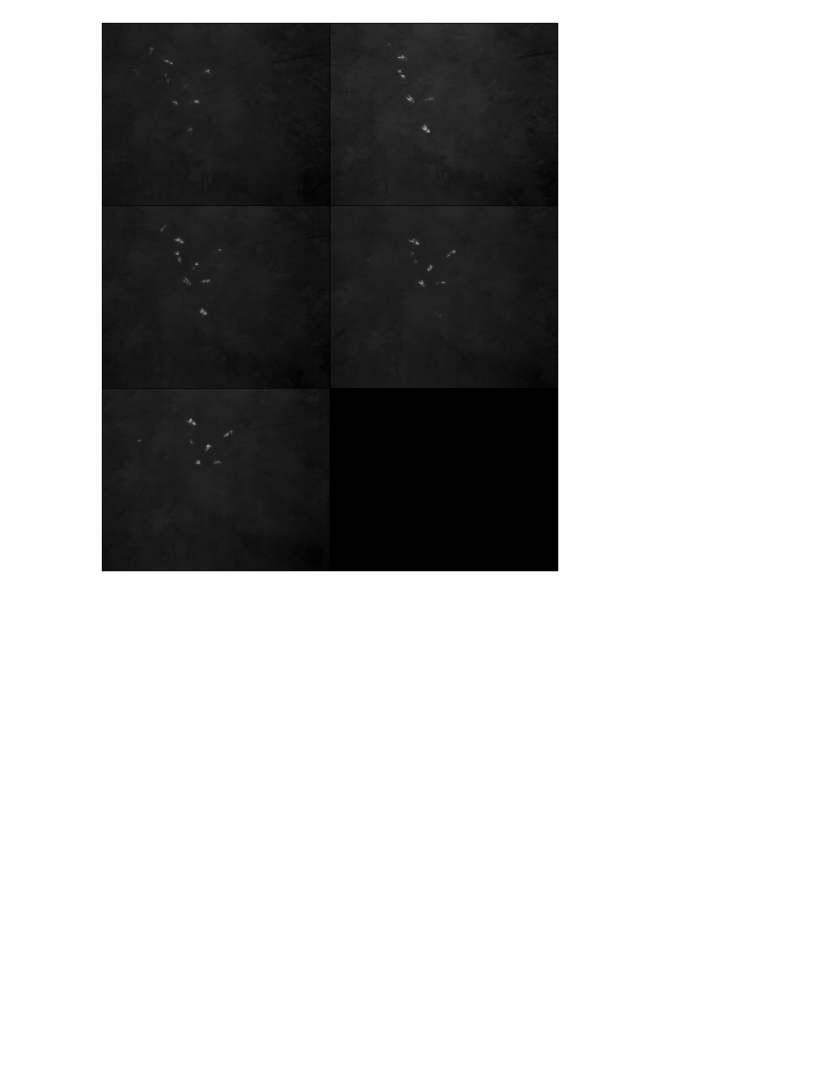
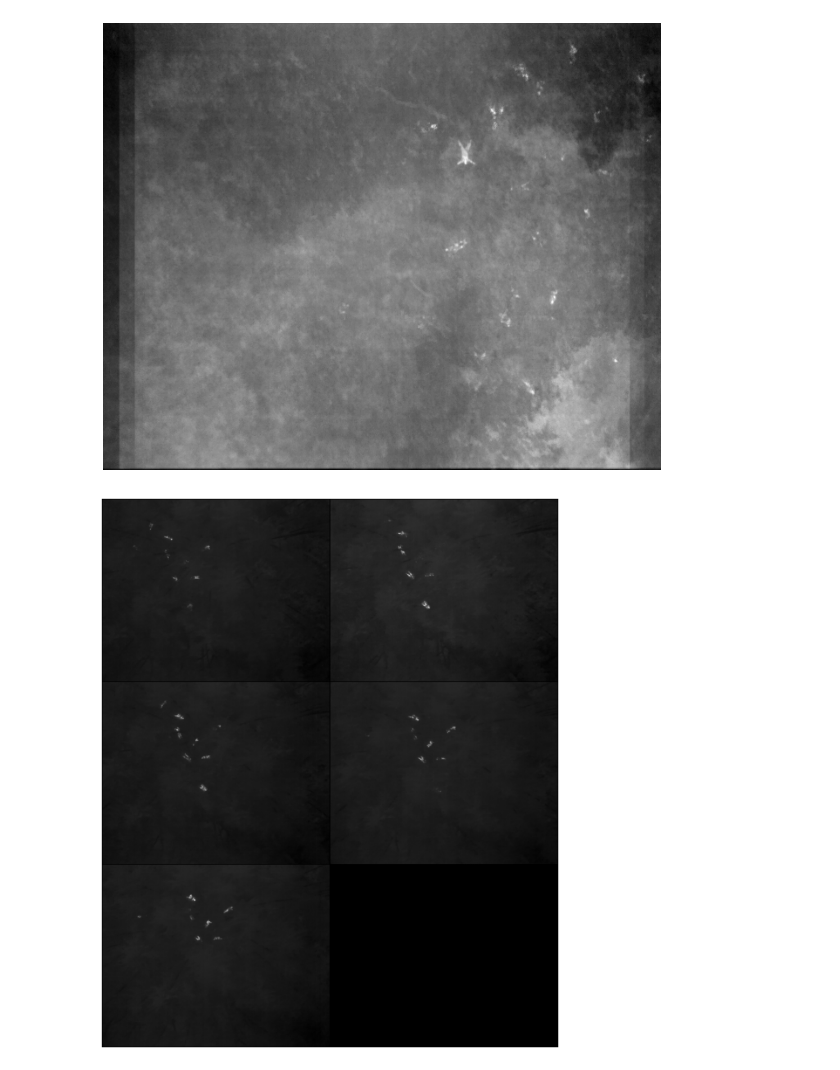
Before and after one commit to christophostertag/SAR-Python, a Jupyter notebook: main.ipynb, the cells around one changed output. Cells and saved outputs as stored; diff of their text form; code cells hidden in the pictures; blank space fills up the shorter version.

```diff
--- a/main.ipynb
+++ b/main.ipynb
@@ -11,3 +102,7 @@ K = np.load(os.path.join(dir,'K.npy'), allow_pickle=False)
+# %%
+show_image(integral, cmap="gray", figsize=(10,10))
+# %% [output]
+[figure, added]
 # %%
 # display multiple images of a line
 files = sorted(glob('./data/F6/Images/4/*.tiff', recursive=False))
```
Also changed, not shown: parts of 7 cells of this notebook.
